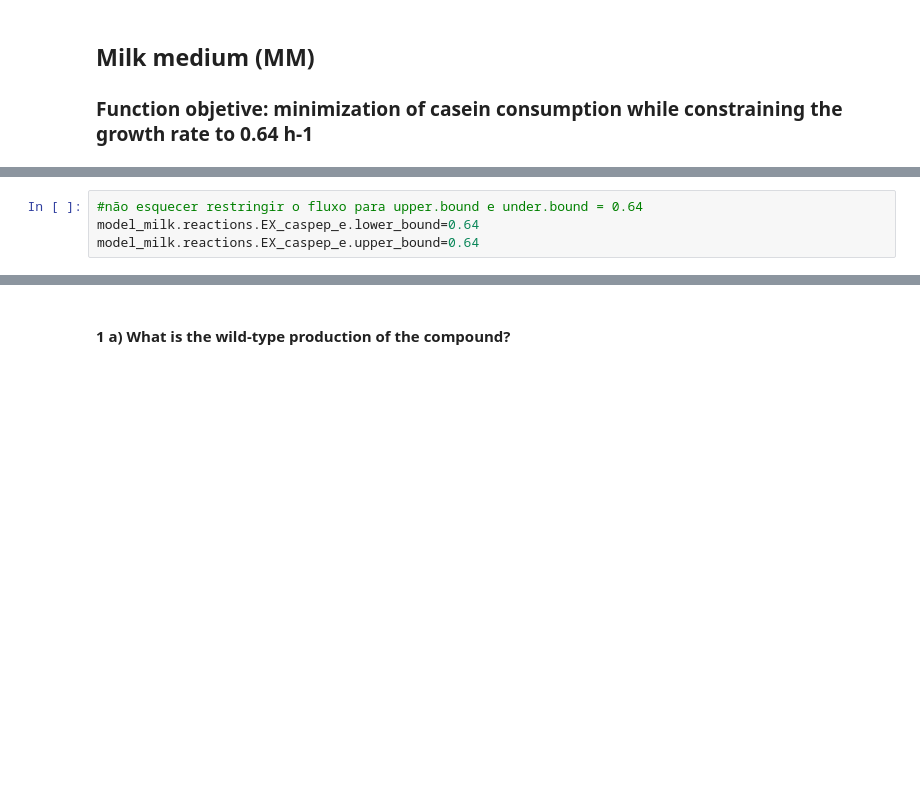
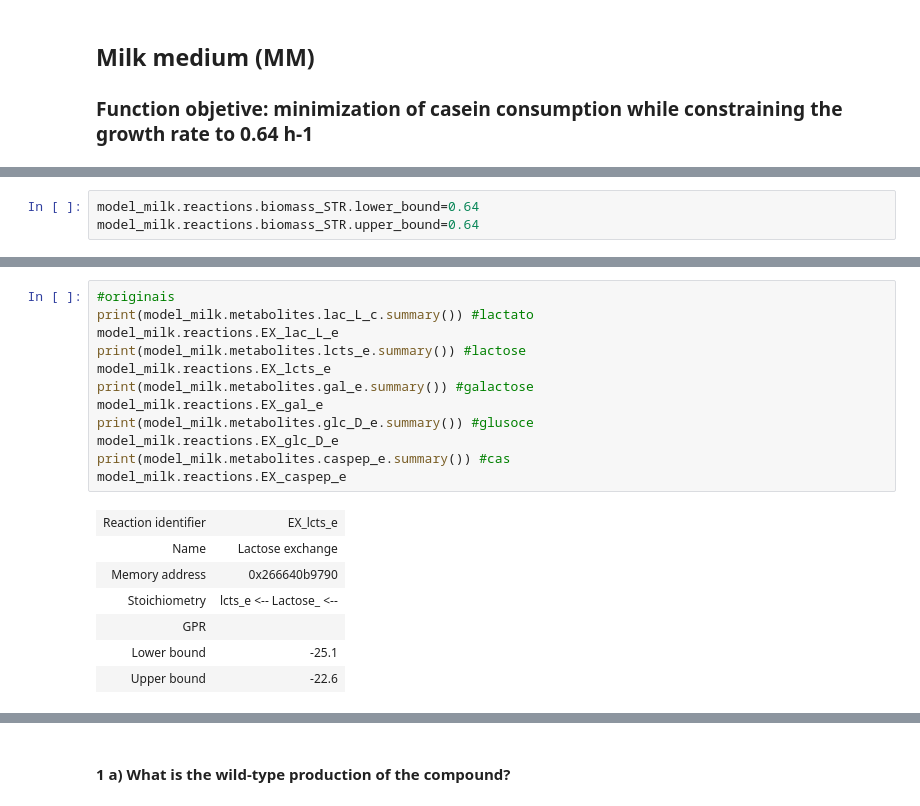
Before and after one commit to karynalysenko/systems_biology, a Jupyter notebook: Trabalho.ipynb, the cells around one changed output, grey strips where cells are left out. Saved outputs shown, nothing was run; the diff lists cells and outputs as text; blank space fills up the shorter version.

Commit message:
gene_deletion started and milk solution started

```diff
--- a/Trabalho.ipynb
+++ b/Trabalho.ipynb
@@ -260,4 +280,3 @@ Secretion
 # %%
-#não esquecer restringir o fluxo para upper.bound e under.bound = 0.64
-model_milk.reactions.EX_caspep_e.lower_bound=0.64
-model_milk.reactions.EX_caspep_e.upper_bound=0.64
+model_milk.reactions.biomass_STR.lower_bound=0.64
+model_milk.reactions.biomass_STR.upper_bound=0.64
@@ -263,0 +319,20 @@ model_milk.reactions.EX_caspep_e.upper_bound=0.64
+# %%
+#originais
+print(model_milk.metabolites.lac_L_c.summary()) #lactato
+model_milk.reactions.EX_lac_L_e
+print(model_milk.metabolites.lcts_e.summary()) #lactose
+model_milk.reactions.EX_lcts_e
+print(model_milk.metabolites.gal_e.summary()) #galactose
+model_milk.reactions.EX_gal_e
+print(model_milk.metabolites.glc_D_e.summary()) #glusoce
+model_milk.reactions.EX_glc_D_e
+print(model_milk.metabolites.caspep_e.summary()) #cas
+model_milk.reactions.EX_caspep_e
+# %% [output]
+| Reaction identifier | EX_lcts_e |
+| Name | Lactose exchange |
+| Memory address | 0x266640b9790 |
+| Stoichiometry | lcts_e <-- Lactose_ <-- |
+| GPR |  |
+| Lower bound | -25.1 |
+| Upper bound | -22.6 |
```
Also changed, not shown: parts of 21 cells of this notebook, 50 other files.
